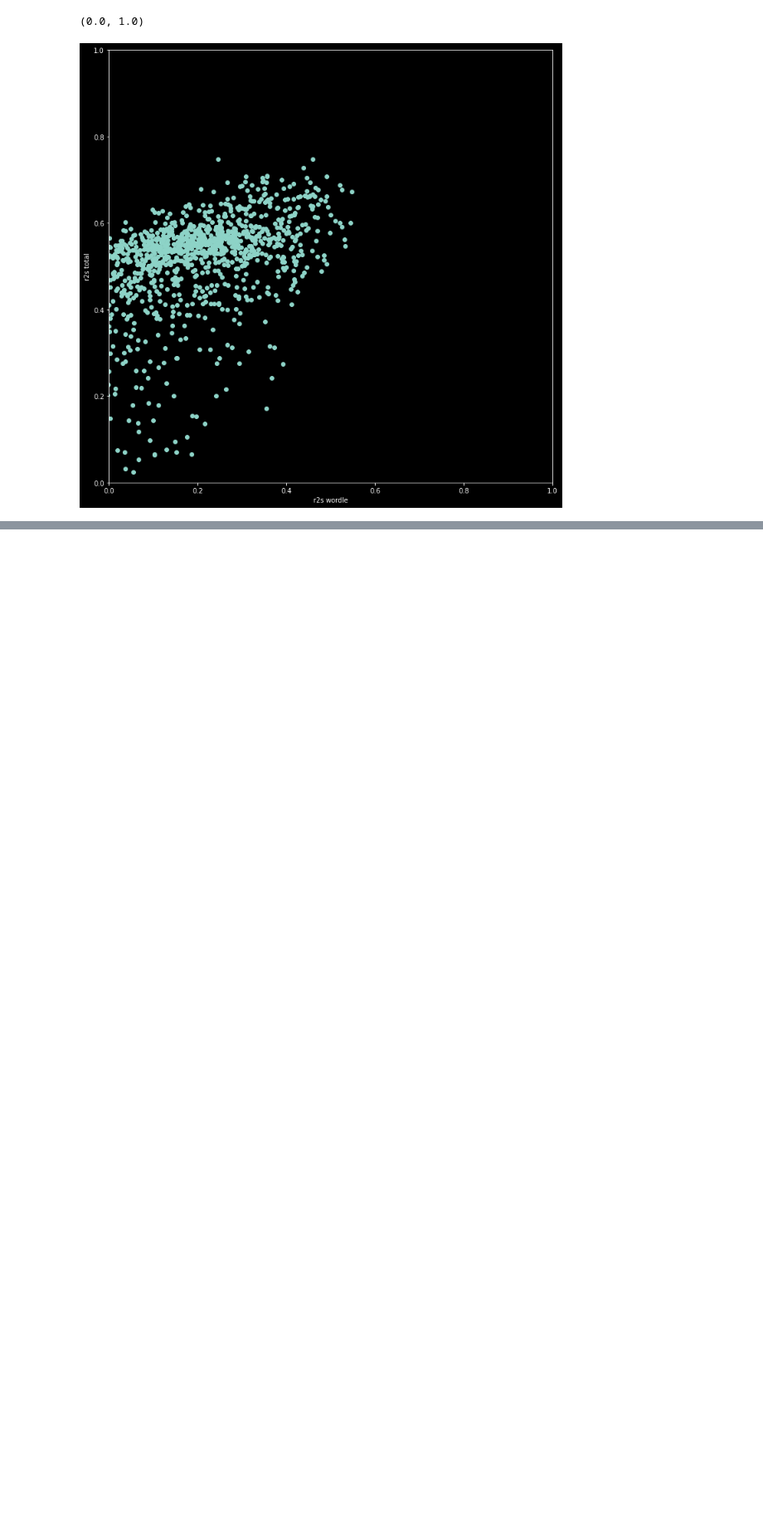
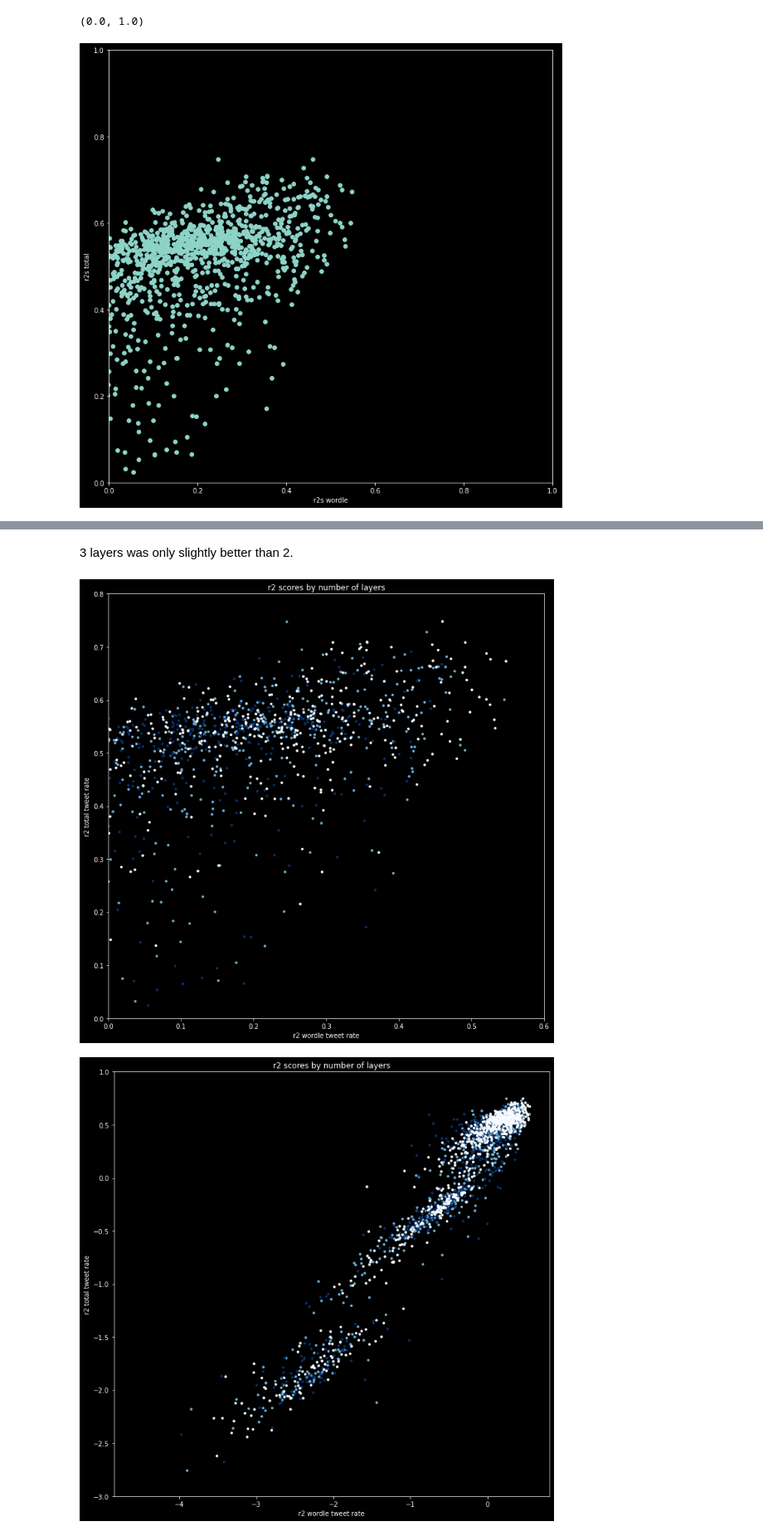
Before and after one commit to dtersegno/capstone, a Jupyter notebook: model/4_models.ipynb, the cells around one changed output, grey strips where cells are left out. Shown at 83% size. Drawn from its saved outputs; the diff is of its cells as text; code cells hidden in the pictures; blank space fills up the shorter version.

```diff
--- a/model/4_models.ipynb
+++ b/model/4_models.ipynb
@@ -473,0 +494,10 @@ plt.ylim(0,1)
+# %%
+#create more interpretable list
+split_results = [
+    result[0].split('_')[1:] + result[1:]
+    for result in results
+]
+
+results_df = pd.DataFrame(split_results, columns = ['num_layers','num_minutes_behind','num_minutes_yesterday','num_languages','num_games','num_locations','patience','r2_total','mse_total','r2_wordle','mse_wordle'])
+parameter_columns = ['num_layers','num_minutes_behind','num_minutes_yesterday','num_languages','num_games','num_locations','patience']
+results_df[parameter_columns] = results_df[parameter_columns].astype(int)
@@ -473,0 +520,22 @@ plt.ylim(0,1)
+# %% [markdown]
+3 layers was only slightly better than 2.
+# %%
+#darker is higher
+
+def plot_results(dataframe, title, color_by, cmap = "Blues_r", crop = False):
+    plt.figure(figsize = (12,12))
+    plt.title(title)
+    plt.xlabel("r2 wordle tweet rate")
+    plt.ylabel("r2 total tweet rate")
+    plt.scatter(results_df['r2_wordle'],results_df['r2_total'], c = results_df[color_by], cmap = cmap, marker = '.')
+    if crop:
+        plt.xlim(0,0.6)
+        plt.ylim(0,0.8)
+    else:
+        plt.ylim(-3,1)
+# %%
+plot_results(results_df, 'r2 scores by number of layers', 'num_layers', crop = True)
+plot_results(results_df, 'r2 scores by number of layers', 'num_layers', crop = False)
+# %% [output]
+[figure, added]
+[figure, added]
```
Also changed, not shown: parts of 19 cells of this notebook.
